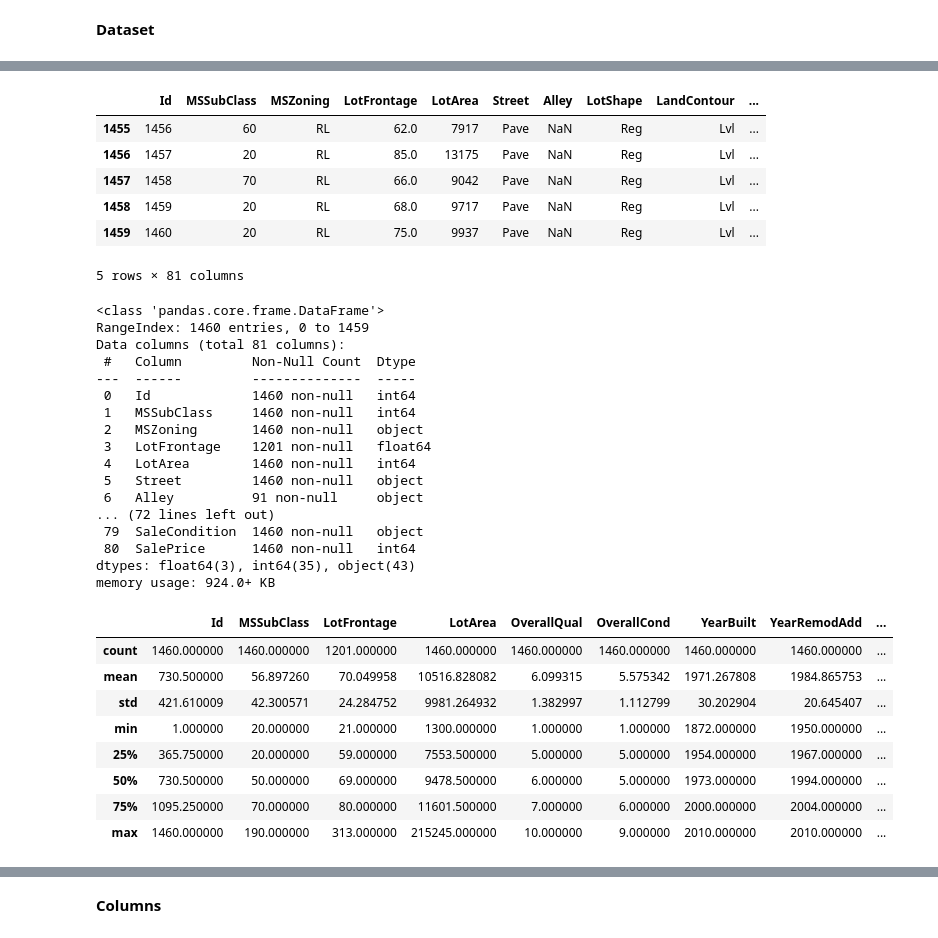
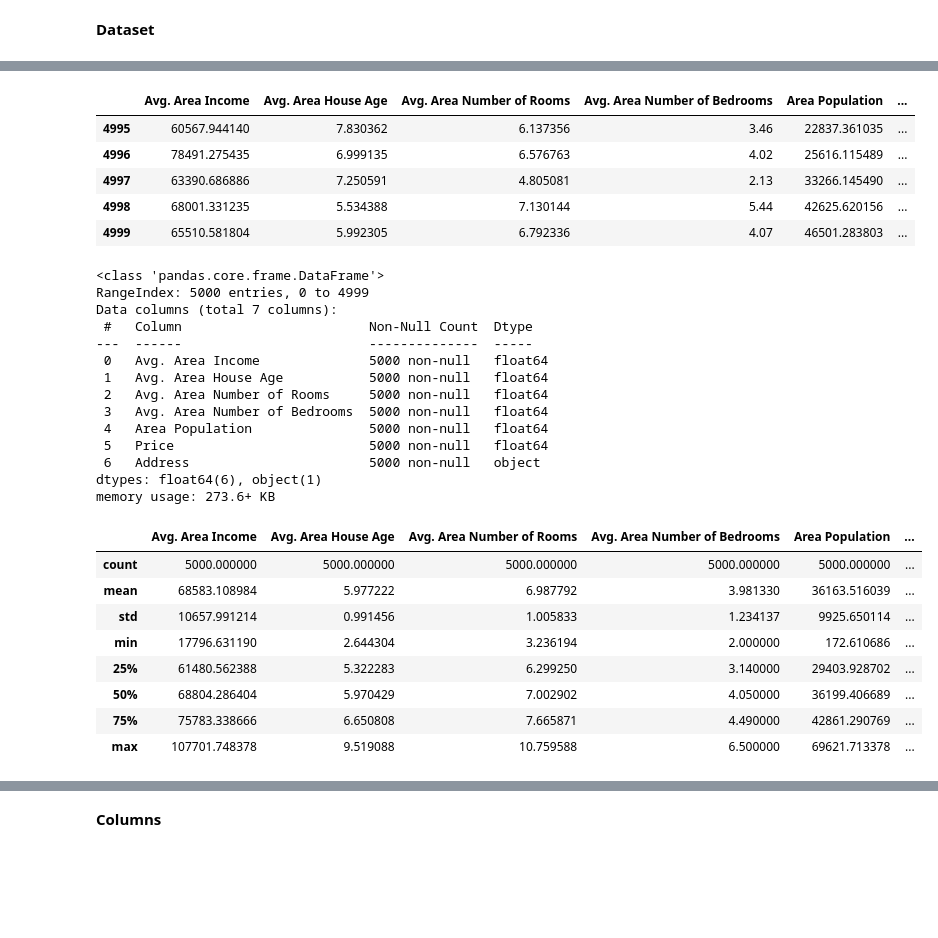
Before and after one commit to Wael8787/Machine-Learning, a Jupyter notebook: 02_Multiple_Linear_Regression.ipynb, the cells around one changed output, grey strips where cells are left out. Saved outputs shown, nothing was run; the diff lists cells and outputs as text; code cells hidden in the pictures; blank space fills up the shorter version.

```diff
--- a/02_Multiple_Linear_Regression.ipynb
+++ b/02_Multiple_Linear_Regression.ipynb
@@ -17,5 +17,5 @@ warnings.filterwarnings('ignore')
 # %% [markdown]
 **Dataset**
 # %%
-df_train = pd.read_csv('USA_Housing_train.csv')
+df = pd.read_csv('USA_Housing.csv')
 # %%
@@ -31,43 +30,39 @@ df_train.head()
 # %%
-df_train.tail()
+df.tail()
 # %% [output]
-|  | Id | MSSubClass | MSZoning | LotFrontage | LotArea | Street | Alley | LotShape | LandContour | ... |
-| 1455 | 1456 | 60 | RL | 62.0 | 7917 | Pave | NaN | Reg | Lvl | ... |
-| 1456 | 1457 | 20 | RL | 85.0 | 13175 | Pave | NaN | Reg | Lvl | ... |
-| 1457 | 1458 | 70 | RL | 66.0 | 9042 | Pave | NaN | Reg | Lvl | ... |
-| 1458 | 1459 | 20 | RL | 68.0 | 9717 | Pave | NaN | Reg | Lvl | ... |
-| 1459 | 1460 | 20 | RL | 75.0 | 9937 | Pave | NaN | Reg | Lvl | ... |
+|  | Avg. Area Income | Avg. Area House Age | Avg. Area Number of Rooms | Avg. Area Number of Bedrooms | Area Population | ... |
+| 4995 | 60567.944140 | 7.830362 | 6.137356 | 3.46 | 22837.361035 | ... |
+| 4996 | 78491.275435 | 6.999135 | 6.576763 | 4.02 | 25616.115489 | ... |
+| 4997 | 63390.686886 | 7.250591 | 4.805081 | 2.13 | 33266.145490 | ... |
+| 4998 | 68001.331235 | 5.534388 | 7.130144 | 5.44 | 42625.620156 | ... |
+| 4999 | 65510.581804 | 5.992305 | 6.792336 | 4.07 | 46501.283803 | ... |
-5 rows × 81 columns
 # %%
-df_train.info()
+df.info()
 # %% [output]
 <class 'pandas.core.frame.DataFrame'>
-RangeIndex: 1460 entries, 0 to 1459
-Data columns (total 81 columns):
- #   Column         Non-Null Count  Dtype
----  ------         --------------  -----
- 0   Id             1460 non-null   int64
- 1   MSSubClass     1460 non-null   int64
- 2   MSZoning       1460 non-null   object
- 3   LotFrontage    1201 non-null   float64
- 4   LotArea        1460 non-null   int64
- 5   Street         1460 non-null   object
- 6   Alley          91 non-null     object
-... (72 lines left out)
- 79  SaleCondition  1460 non-null   object
- 80  SalePrice      1460 non-null   int64
-dtypes: float64(3), int64(35), object(43)
-memory usage: 924.0+ KB
+RangeIndex: 5000 entries, 0 to 4999
+Data columns (total 7 columns):
+ #   Column                        Non-Null Count  Dtype
+---  ------                        --------------  -----
+ 0   Avg. Area Income              5000 non-null   float64
+ 1   Avg. Area House Age           5000 non-null   float64
+ 2   Avg. Area Number of Rooms     5000 non-null   float64
+ 3   Avg. Area Number of Bedrooms  5000 non-null   float64
+ 4   Area Population               5000 non-null   float64
+ 5   Price                         5000 non-null   float64
+ 6   Address                       5000 non-null   object
+dtypes: float64(6), object(1)
+memory usage: 273.6+ KB
 # %%
-df_train.describe()
+df.describe()
 # %% [output]
-|  | Id | MSSubClass | LotFrontage | LotArea | OverallQual | OverallCond | YearBuilt | YearRemodAdd | ... |
-| count | 1460.000000 | 1460.000000 | 1201.000000 | 1460.000000 | 1460.000000 | 1460.000000 | 1460.000000 | 1460.000000 | ... |
-| mean | 730.500000 | 56.897260 | 70.049958 | 10516.828082 | 6.099315 | 5.575342 | 1971.267808 | 1984.865753 | ... |
-| std | 421.610009 | 42.300571 | 24.284752 | 9981.264932 | 1.382997 | 1.112799 | 30.202904 | 20.645407 | ... |
-| min | 1.000000 | 20.000000 | 21.000000 | 1300.000000 | 1.000000 | 1.000000 | 1872.000000 | 1950.000000 | ... |
-| 25% | 365.750000 | 20.000000 | 59.000000 | 7553.500000 | 5.000000 | 5.000000 | 1954.000000 | 1967.000000 | ... |
-| 50% | 730.500000 | 50.000000 | 69.000000 | 9478.500000 | 6.000000 | 5.000000 | 1973.000000 | 1994.000000 | ... |
-| 75% | 1095.250000 | 70.000000 | 80.000000 | 11601.500000 | 7.000000 | 6.000000 | 2000.000000 | 2004.000000 | ... |
-| max | 1460.000000 | 190.000000 | 313.000000 | 215245.000000 | 10.000000 | 9.000000 | 2010.000000 | 2010.000000 | ... |
+|  | Avg. Area Income | Avg. Area House Age | Avg. Area Number of Rooms | Avg. Area Number of Bedrooms | Area Population | ... |
+| count | 5000.000000 | 5000.000000 | 5000.000000 | 5000.000000 | 5000.000000 | ... |
+| mean | 68583.108984 | 5.977222 | 6.987792 | 3.981330 | 36163.516039 | ... |
+| std | 10657.991214 | 0.991456 | 1.005833 | 1.234137 | 9925.650114 | ... |
+| min | 17796.631190 | 2.644304 | 3.236194 | 2.000000 | 172.610686 | ... |
+| 25% | 61480.562388 | 5.322283 | 6.299250 | 3.140000 | 29403.928702 | ... |
+| 50% | 68804.286404 | 5.970429 | 7.002902 | 4.050000 | 36199.406689 | ... |
+| 75% | 75783.338666 | 6.650808 | 7.665871 | 4.490000 | 42861.290769 | ... |
+| max | 107701.748378 | 9.519088 | 10.759588 | 6.500000 | 69621.713378 | ... |
 # %%
```
Also changed, not shown: parts of 15 cells of this notebook.
